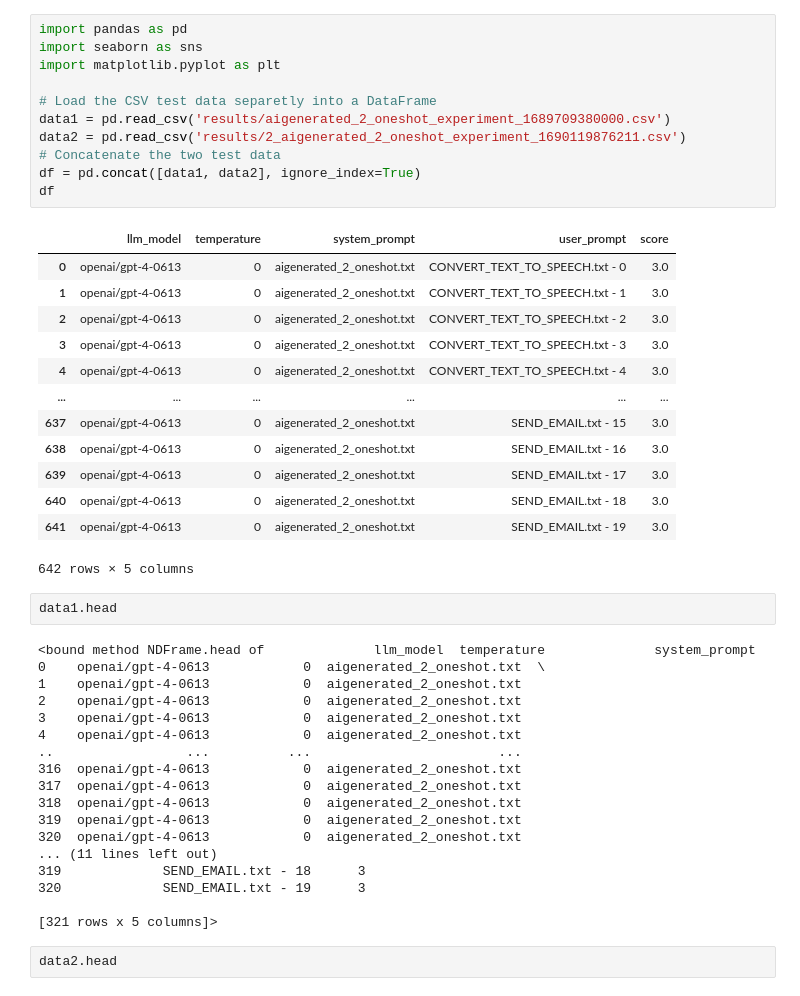
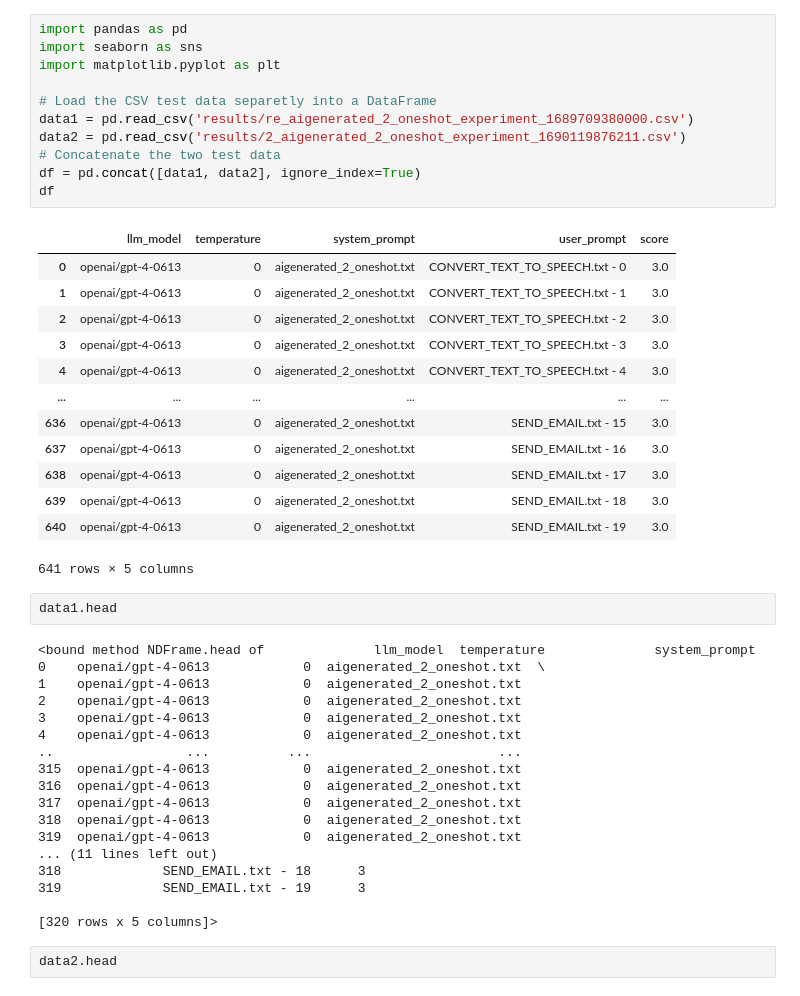
Before and after one commit to bmmseven/llm-api-experiences, a Jupyter notebook: thesis_dt_analysis_AIgen_2_oneshot.ipynb, the cells around one changed output. Drawn from its saved outputs; the diff is of its cells as text.

```diff
--- a/thesis_dt_analysis_AIgen_2_oneshot.ipynb
+++ b/thesis_dt_analysis_AIgen_2_oneshot.ipynb
@@ -1,28 +1,28 @@
 # %%
 import pandas as pd
 import seaborn as sns
 import matplotlib.pyplot as plt
 
 # Load the CSV test data separetly into a DataFrame
-data1 = pd.read_csv('results/aigenerated_2_oneshot_experiment_1689709380000.csv')
+data1 = pd.read_csv('results/re_aigenerated_2_oneshot_experiment_1689709380000.csv')
 data2 = pd.read_csv('results/2_aigenerated_2_oneshot_experiment_1690119876211.csv')
 # Concatenate the two test data
 df = pd.concat([data1, data2], ignore_index=True)
 df
 # %% [output]
 |  | llm_model | temperature | system_prompt | user_prompt | score |
 | 0 | openai/gpt-4-0613 | 0 | aigenerated_2_oneshot.txt | CONVERT_TEXT_TO_SPEECH.txt - 0 | 3.0 |
 | 1 | openai/gpt-4-0613 | 0 | aigenerated_2_oneshot.txt | CONVERT_TEXT_TO_SPEECH.txt - 1 | 3.0 |
 | 2 | openai/gpt-4-0613 | 0 | aigenerated_2_oneshot.txt | CONVERT_TEXT_TO_SPEECH.txt - 2 | 3.0 |
 | 3 | openai/gpt-4-0613 | 0 | aigenerated_2_oneshot.txt | CONVERT_TEXT_TO_SPEECH.txt - 3 | 3.0 |
 | 4 | openai/gpt-4-0613 | 0 | aigenerated_2_oneshot.txt | CONVERT_TEXT_TO_SPEECH.txt - 4 | 3.0 |
 | ... | ... | ... | ... | ... | ... |
-| 637 | openai/gpt-4-0613 | 0 | aigenerated_2_oneshot.txt | SEND_EMAIL.txt - 15 | 3.0 |
-| 638 | openai/gpt-4-0613 | 0 | aigenerated_2_oneshot.txt | SEND_EMAIL.txt - 16 | 3.0 |
-| 639 | openai/gpt-4-0613 | 0 | aigenerated_2_oneshot.txt | SEND_EMAIL.txt - 17 | 3.0 |
-| 640 | openai/gpt-4-0613 | 0 | aigenerated_2_oneshot.txt | SEND_EMAIL.txt - 18 | 3.0 |
-| 641 | openai/gpt-4-0613 | 0 | aigenerated_2_oneshot.txt | SEND_EMAIL.txt - 19 | 3.0 |
+| 636 | openai/gpt-4-0613 | 0 | aigenerated_2_oneshot.txt | SEND_EMAIL.txt - 15 | 3.0 |
+| 637 | openai/gpt-4-0613 | 0 | aigenerated_2_oneshot.txt | SEND_EMAIL.txt - 16 | 3.0 |
+| 638 | openai/gpt-4-0613 | 0 | aigenerated_2_oneshot.txt | SEND_EMAIL.txt - 17 | 3.0 |
+| 639 | openai/gpt-4-0613 | 0 | aigenerated_2_oneshot.txt | SEND_EMAIL.txt - 18 | 3.0 |
+| 640 | openai/gpt-4-0613 | 0 | aigenerated_2_oneshot.txt | SEND_EMAIL.txt - 19 | 3.0 |
-642 rows × 5 columns
+641 rows × 5 columns
 # %%
 data1.head
 # %% [output]
@@ -33,16 +33,16 @@ data1.head
 3    openai/gpt-4-0613            0  aigenerated_2_oneshot.txt
 4    openai/gpt-4-0613            0  aigenerated_2_oneshot.txt
 ..                 ...          ...                        ...
+315  openai/gpt-4-0613            0  aigenerated_2_oneshot.txt
 316  openai/gpt-4-0613            0  aigenerated_2_oneshot.txt
 317  openai/gpt-4-0613            0  aigenerated_2_oneshot.txt
 318  openai/gpt-4-0613            0  aigenerated_2_oneshot.txt
 319  openai/gpt-4-0613            0  aigenerated_2_oneshot.txt
-320  openai/gpt-4-0613            0  aigenerated_2_oneshot.txt
 ... (11 lines left out)
-319             SEND_EMAIL.txt - 18      3
-320             SEND_EMAIL.txt - 19      3
+318             SEND_EMAIL.txt - 18      3
+319             SEND_EMAIL.txt - 19      3
 
-[321 rows x 5 columns]>
+[320 rows x 5 columns]>
 # %%
 data2.head
 # %% [output]
```
Also changed, not shown: parts of 6 cells of this notebook, 13 other files.
